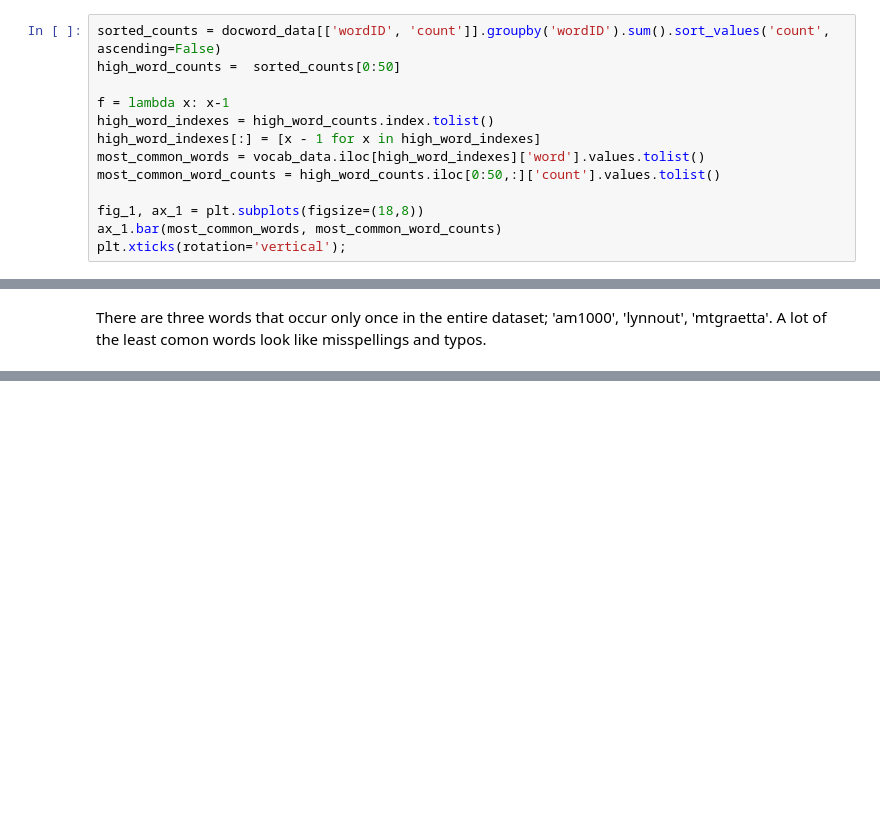
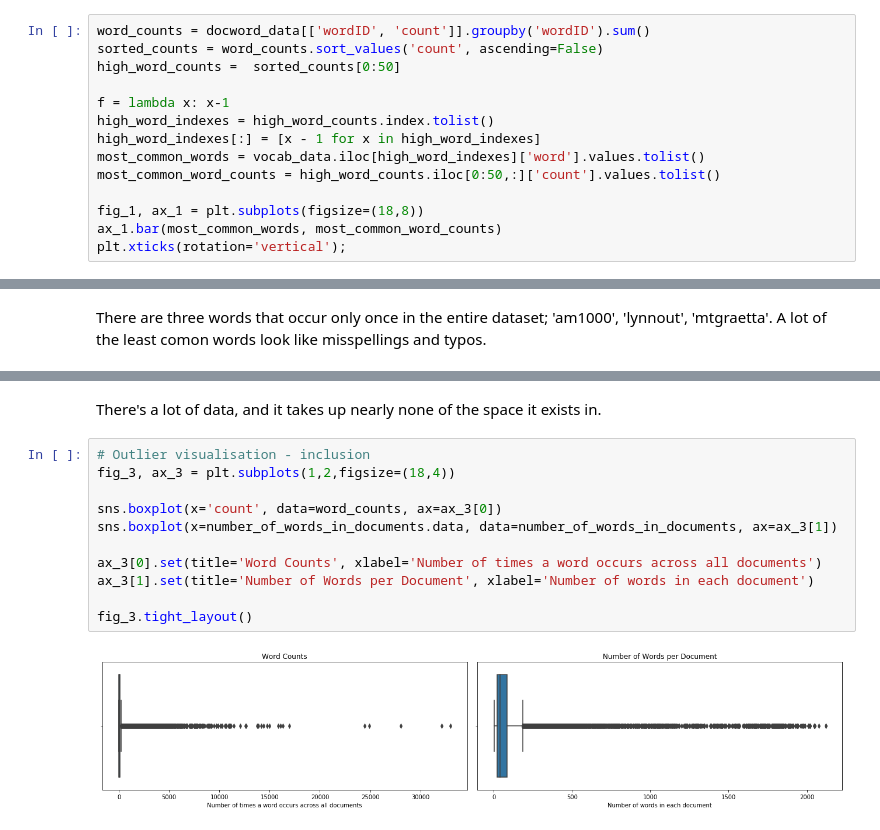
Before and after one commit to chorhatarahuduketuri/Bag-of-words-dataset, a Jupyter notebook: code/Bag of Words EDA.ipynb, the cells around one changed output, grey strips where cells are left out. Drawn from its saved outputs; the diff is of its cells as text; blank space fills up the shorter version.

```diff
--- a/code/Bag of Words EDA.ipynb
+++ b/code/Bag of Words EDA.ipynb
@@ -126,7 +131,8 @@ That means there'll be an off-by-one error for all the references between the tw
 ###### Note
 It should be noted that the data in this dataset, while it will be treated as if it's features are independent, doesn't not actually have independent variables. The occurence of one word is dependent on the occurence or lack of occurent of other words preceeding it in a sentence.
 # %%
-sorted_counts = docword_data[['wordID', 'count']].groupby('wordID').sum().sort_values('count', ascending=False)
+word_counts = docword_data[['wordID', 'count']].groupby('wordID').sum()
+sorted_counts = word_counts.sort_values('count', ascending=False)
 high_word_counts =  sorted_counts[0:50]
 
 f = lambda x: x-1
@@ -168,0 +218,15 @@ What would be interesting, would be to look at:
+# %% [markdown]
+There's a lot of data, and it takes up nearly none of the space it exists in.
+# %%
+# Outlier visualisation - inclusion
+fig_3, ax_3 = plt.subplots(1,2,figsize=(18,4))
+
+sns.boxplot(x='count', data=word_counts, ax=ax_3[0])
+sns.boxplot(x=number_of_words_in_documents.data, data=number_of_words_in_documents, ax=ax_3[1])
+
+ax_3[0].set(title='Word Counts', xlabel='Number of times a word occurs across all documents')
+ax_3[1].set(title='Number of Words per Document', xlabel='Number of words in each document')
+
+fig_3.tight_layout()
+# %% [output]
+[figure, added]
```
Also changed, not shown: parts of 13 cells of this notebook.
